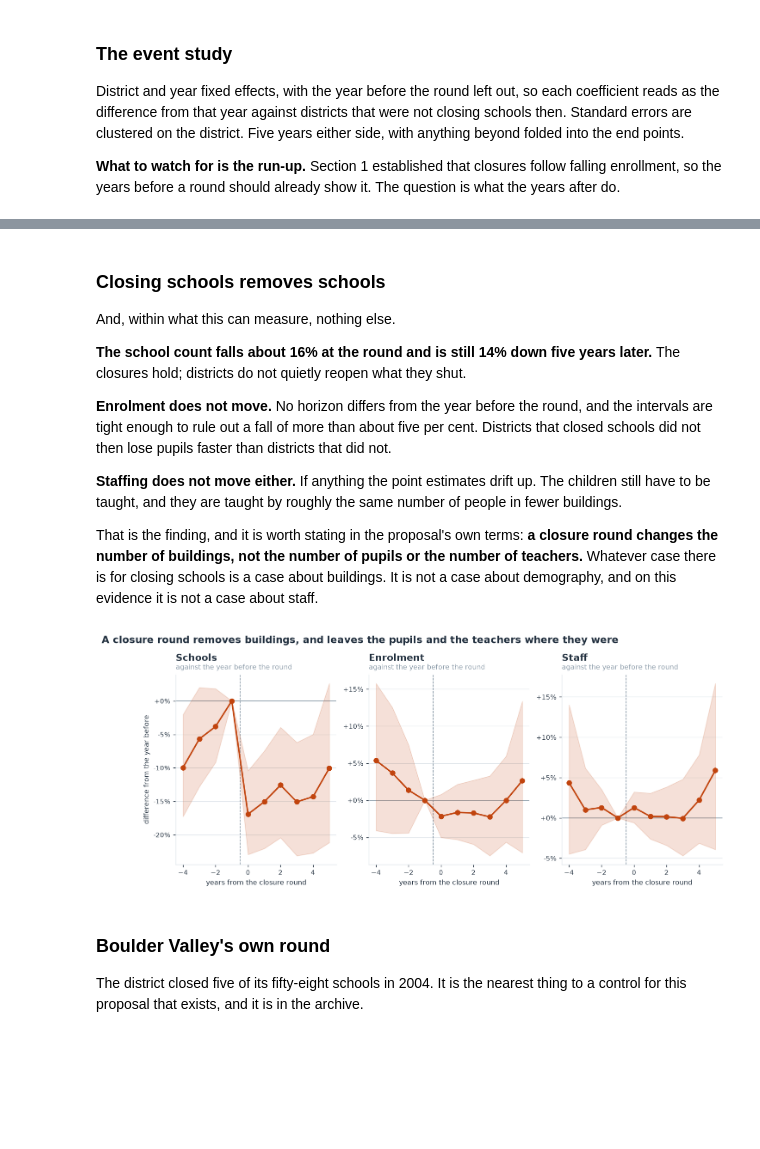
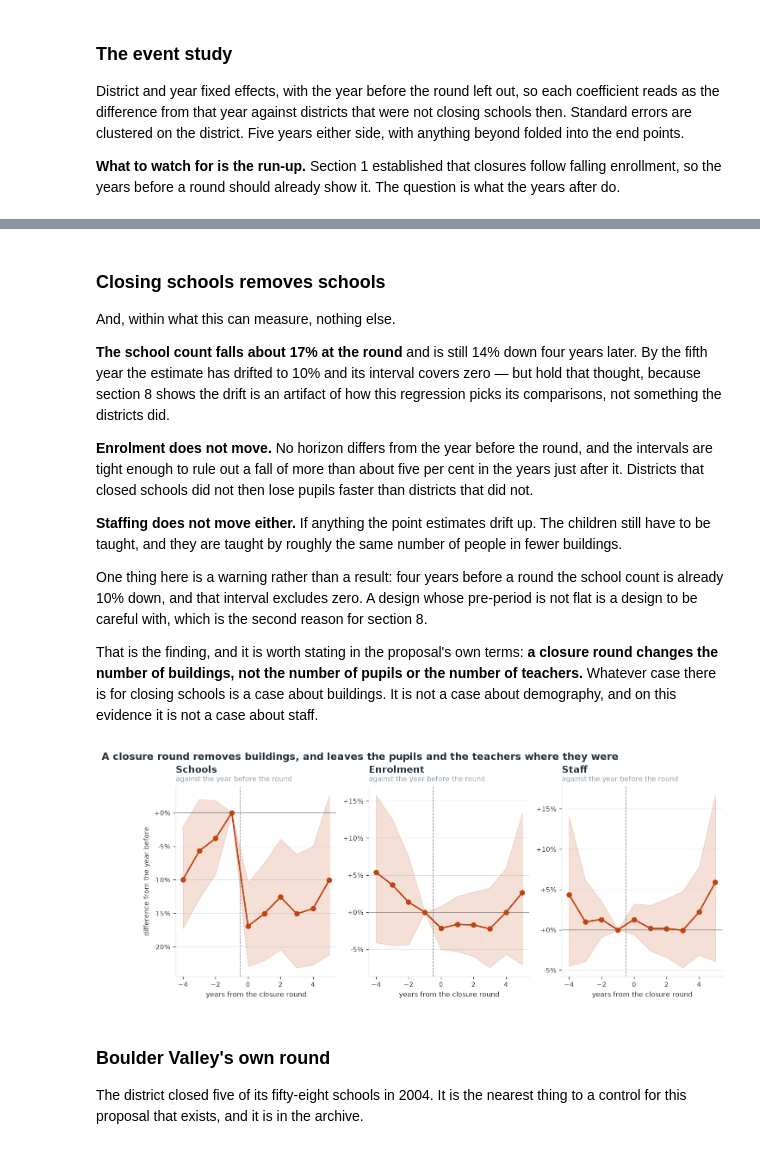
Before and after one commit to brianckeegan/charting-boulder, a Jupyter notebook: 2026-10-alternatives/alternatives-analysis.ipynb, the cells around one changed output, grey strips where cells are left out. Drawn from its saved outputs; the diff is of its cells as text; code cells hidden in the pictures; blank space fills up the shorter version.

```diff
--- a/2026-10-alternatives/alternatives-analysis.ipynb
+++ b/2026-10-alternatives/alternatives-analysis.ipynb
@@ -2012,18 +2012,25 @@ schools:
 
 And, within what this can measure, nothing else.
 
-**The school count falls about 16% at the round and is still 14% down five
-years later.** The closures hold; districts do not quietly reopen what they
-shut.
+**The school count falls about 17% at the round** and is still 14% down four
+years later. By the fifth year the estimate has drifted to 10% and its
+interval covers zero — but hold that thought, because section 8 shows the
+drift is an artifact of how this regression picks its comparisons, not
+something the districts did.
 
 **Enrolment does not move.** No horizon differs from the year before the
 round, and the intervals are tight enough to rule out a fall of more than
-about five per cent. Districts that closed schools did not then lose pupils
-faster than districts that did not.
+about five per cent in the years just after it. Districts that closed
+schools did not then lose pupils faster than districts that did not.
 
 **Staffing does not move either.** If anything the point estimates drift up.
 The children still have to be taught, and they are taught by roughly the
 same number of people in fewer buildings.
+
+One thing here is a warning rather than a result: four years before a round
+the school count is already 10% down, and that interval excludes zero. A
+design whose pre-period is not flat is a design to be careful with, which is
+the second reason for section 8.
 
 That is the finding, and it is worth stating in the proposal's own terms:
 **a closure round changes the number of buildings, not the number of pupils
@@ -2033,24 +2040,24 @@ it is not a case about staff.
 # %%
 fig, axes = plt.subplots(1, 3, figsize=(12.6, 4.4), sharex=True)
 for ax, label in zip(axes, ("schools", "enrolment", "staff")):
     one = paths[paths["outcome"] == label].sort_values("k")
     ax.axhline(0, color=MUTED, lw=0.9)
     ax.axvline(-0.5, color=MUTED, lw=0.8, ls="--")
     ax.fill_between(one["k"], one["low"] * 100, one["high"] * 100,
                     color=ACCENT, alpha=0.16, zorder=2)
     ax.plot(one["k"], one["effect"] * 100, marker="o", color=ACCENT, lw=1.9,
             zorder=3)
     ax.yaxis.set_major_formatter(lambda v, _: f"{v:+.0f}%")
     ax.set_xlabel("years from the closure round")
     finish(ax, label.capitalize(), "against the year before the round")
 axes[0].set_ylabel("difference from the year before")
 fig.suptitle("A closure round removes buildings, and leaves the pupils and the "
              "teachers where they were", fontsize=13, fontweight="bold",
-             x=0.02, ha="left", y=1.04)
+             x=0.02, ha="left", y=1.02)
 fig.savefig(OUTPUT / "alt-fig9-closure-impacts.png", bbox_inches="tight")
 plt.show()
 # %% [output]
-[figure, old version]
+[figure, new version]
 # %% [markdown]
 ### Boulder Valley's own round
 
```
Also changed, not shown: parts of 5 cells of this notebook, 5 other files.
